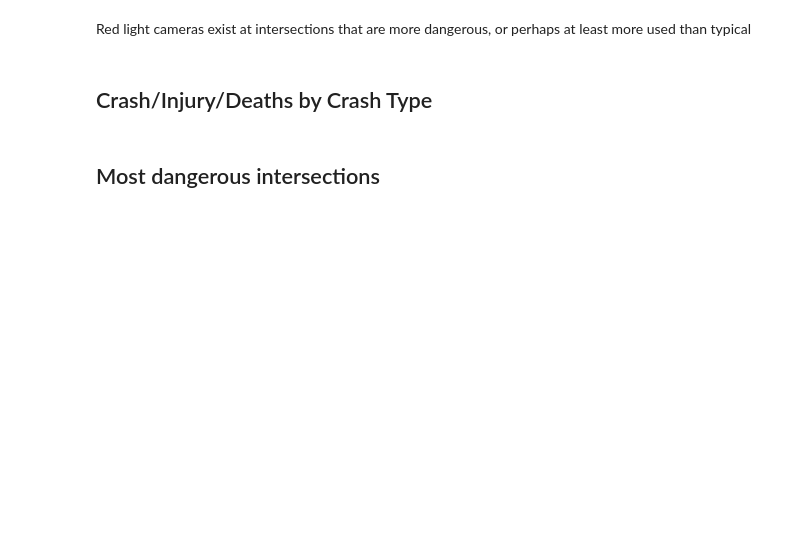
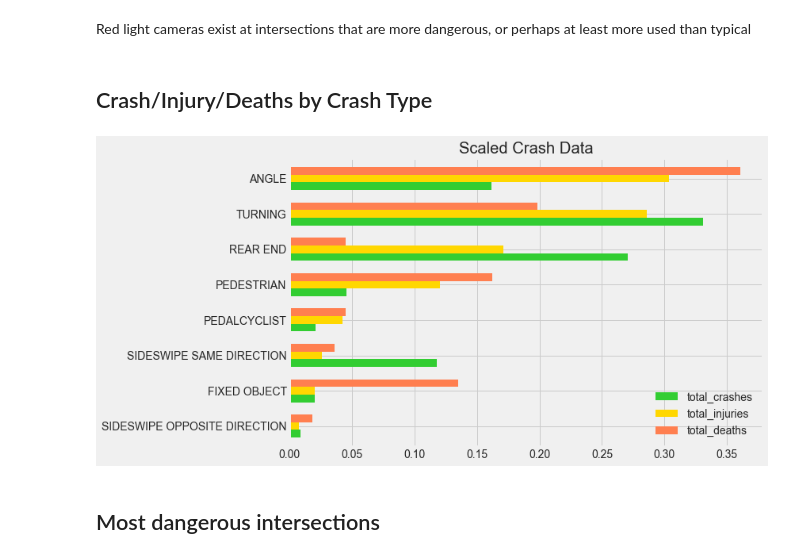
Before and after one commit to sciencelee/chicago-red-light-cameras, a Jupyter notebook: 02-eda.ipynb, the cells around one changed output. Saved outputs shown, nothing was run; the diff lists cells and outputs as text; code cells hidden in the pictures; blank space fills up the shorter version.

```diff
--- a/02-eda.ipynb
+++ b/02-eda.ipynb
@@ -716,18 +901,27 @@ type_crash = pd.read_sql_query('''
                            ''', conn)
 # %%
 # USING MINMAX SCALING TO COMPARE
+type_crash['total_injuries'] = type_crash['total_injuries']/type_crash.total_injuries.sum()
 type_crash['total_deaths'] = type_crash['total_deaths']/type_crash.total_deaths.sum()
-type_crash['total_injuries'] = type_crash['total_injuries']/type_crash.total_injuries.sum()
 type_crash['total_crashes'] = type_crash['total_crashes']/type_crash.total_crashes.sum()
 
 # Remove any crash type with no deaths
-type_crash = type_crash[type_crash['total_deaths'] > 0]
+plot_me = type_crash[type_crash['total_deaths'] > 0]
 
-type_crash.sort_values(by='total_crashes',ascending=True).plot.barh(x='crash_type',
-                                                                     figsize=[8,6],
+
+plot_me.sort_values(by='total_injuries',ascending=True).plot.barh(x='crash_type',
+                                                                     figsize=[12,6],
                                                                      title='Scaled Crash Data',
-                                                                     width=0.65
+                                                                      width=0.65,
+                                                                  color=['limegreen', 'gold', 'coral'],
                                                                     )
+plt.ylabel('')
+plt.tight_layout()
+plt.savefig('images/scaled_crash_data.png')
+
+plt.show()
+# %% [output]
+[figure, added]
 # %% [markdown]
 ## Most dangerous intersections
 # %%
```
Also changed, not shown: parts of 46 cells of this notebook, 4 other files.
